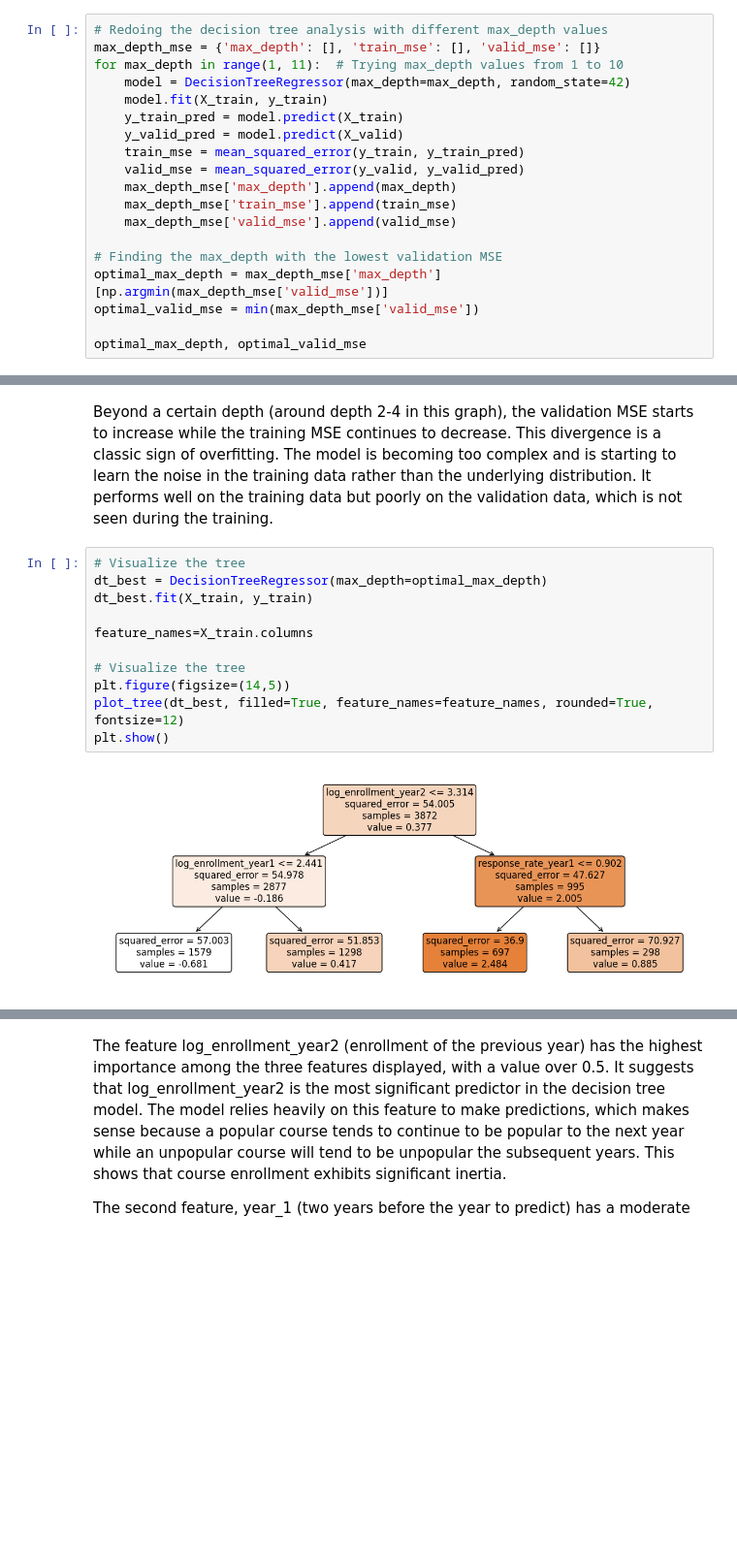
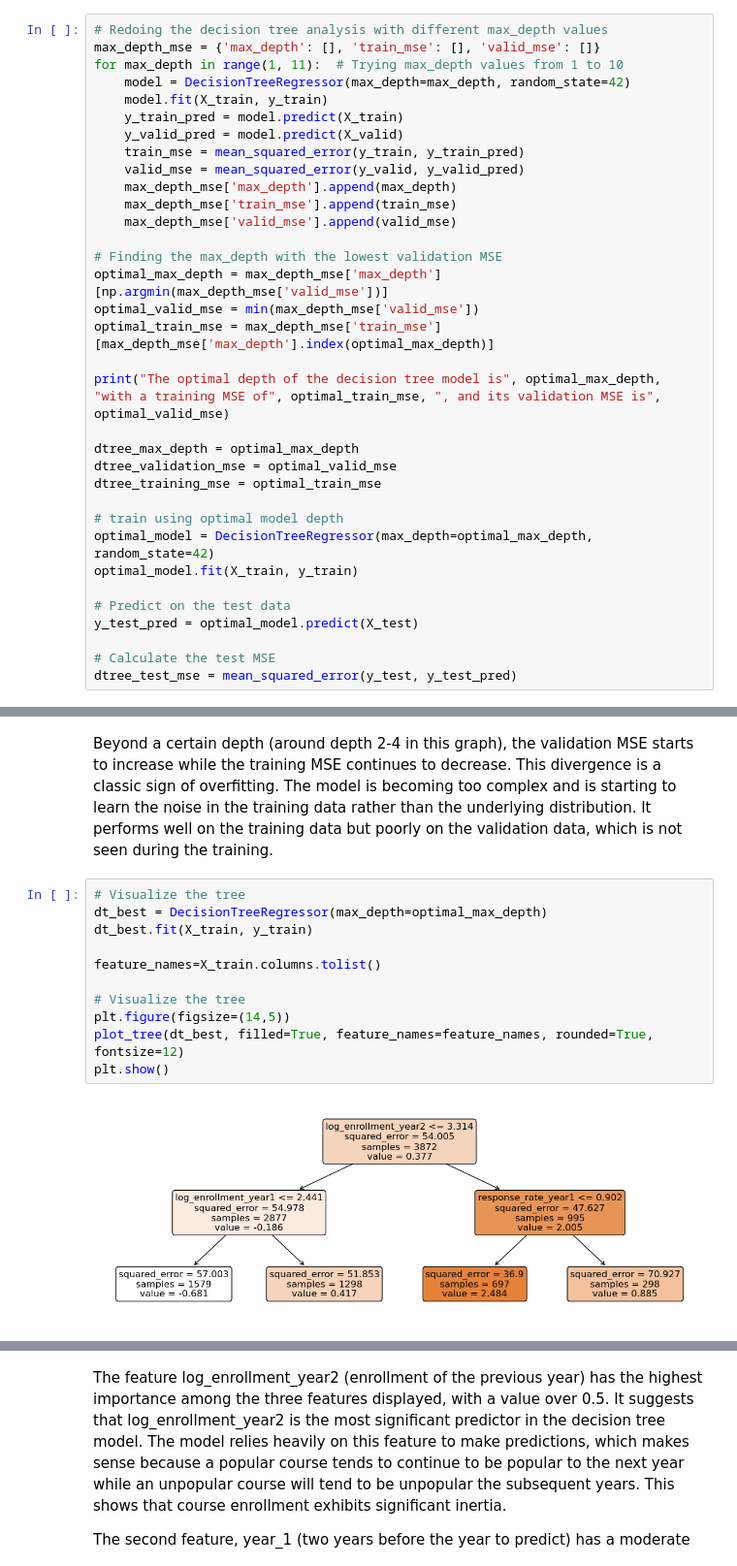
Before and after one commit to MattHAndrews/cs109a_final_project, a Jupyter notebook: Project.ipynb, the cells around one changed output, grey strips where cells are left out. Shown at 97% size. Drawn from its saved outputs; the diff is of its cells as text; blank space fills up the shorter version.

```diff
--- a/Project.ipynb
+++ b/Project.ipynb
@@ -819,6 +847,21 @@ for max_depth in range(1, 11):  # Trying max_depth values from 1 to 10
 # Finding the max_depth with the lowest validation MSE
 optimal_max_depth = max_depth_mse['max_depth'][np.argmin(max_depth_mse['valid_mse'])]
 optimal_valid_mse = min(max_depth_mse['valid_mse'])
+optimal_train_mse = max_depth_mse['train_mse'][max_depth_mse['max_depth'].index(optimal_max_depth)]
 
-optimal_max_depth, optimal_valid_mse
+print("The optimal depth of the decision tree model is", optimal_max_depth, "with a training MSE of", optimal_train_mse, ", and its validation MSE is", optimal_valid_mse)
+
+dtree_max_depth = optimal_max_depth
+dtree_validation_mse = optimal_valid_mse
+dtree_training_mse = optimal_train_mse
+
+# train using optimal model depth
+optimal_model = DecisionTreeRegressor(max_depth=optimal_max_depth, random_state=42)
+optimal_model.fit(X_train, y_train)
+
+# Predict on the test data
+y_test_pred = optimal_model.predict(X_test)
+
+# Calculate the test MSE
+dtree_test_mse = mean_squared_error(y_test, y_test_pred)
 # %% [output]
@@ -846,13 +888,13 @@ Beyond a certain depth (around depth 2-4 in this graph), the validation MSE star
 # %%
 # Visualize the tree
 dt_best = DecisionTreeRegressor(max_depth=optimal_max_depth)
 dt_best.fit(X_train, y_train)
 
-feature_names=X_train.columns
+feature_names=X_train.columns.tolist()
 
 # Visualize the tree
 plt.figure(figsize=(14,5))
 plot_tree(dt_best, filled=True, feature_names=feature_names, rounded=True, fontsize=12)
 plt.show()
 # %% [output]
-[figure, old version]
+[figure, new version]
```
Also changed, not shown: parts of 23 cells of this notebook.
